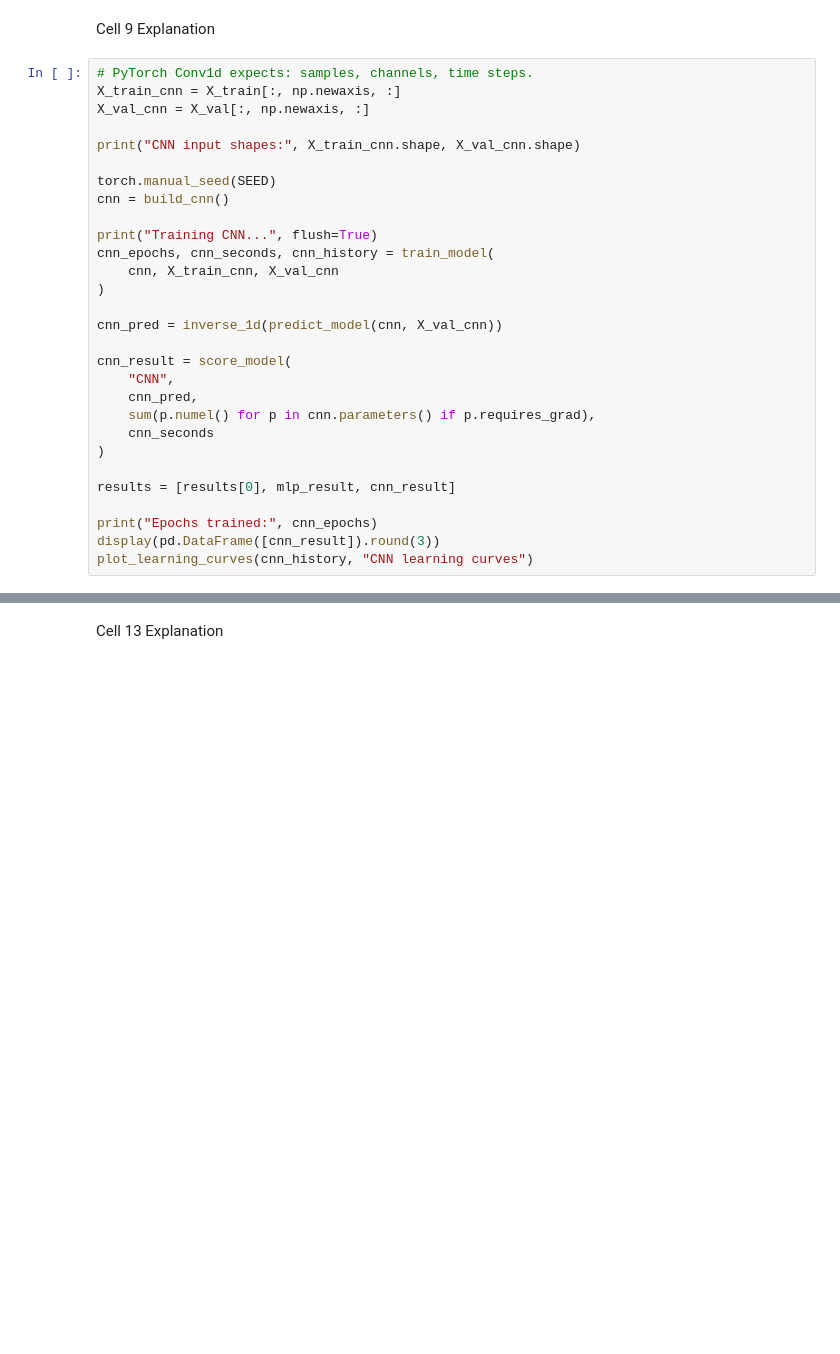
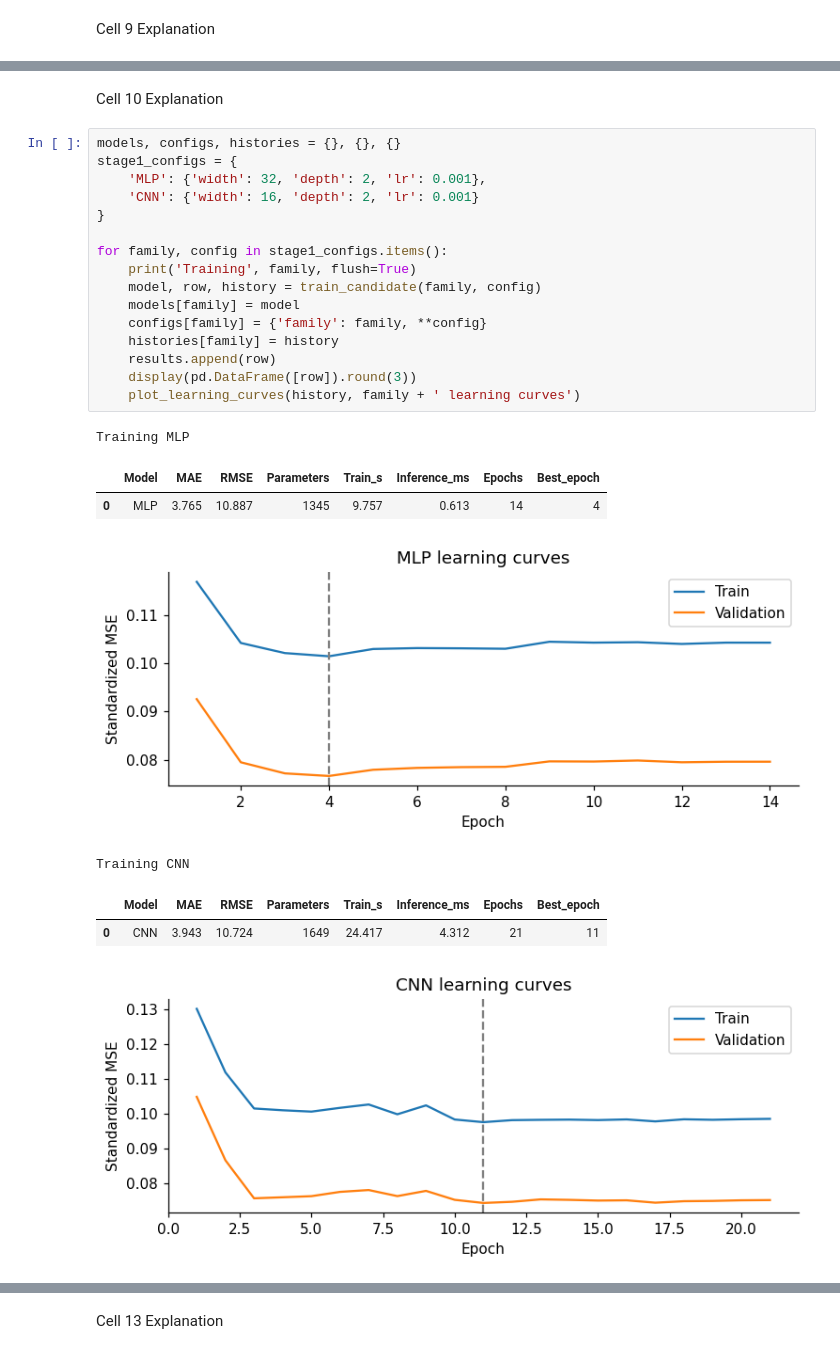
Before and after one commit to msraka-commits/AISE4010_Project_Group05, a Jupyter notebook: AISE4010_Project_Group05.ipynb, the cells around one changed output, grey strips where cells are left out. Drawn from its saved outputs; the diff is of its cells as text; blank space fills up the shorter version.

```diff
--- a/AISE4010_Project_Group05.ipynb
+++ b/AISE4010_Project_Group05.ipynb
@@ -433,31 +306,2 @@ Epochs trained: 31
 # %% [markdown]
 Cell 9 Explanation
-# %%
-# PyTorch Conv1d expects: samples, channels, time steps.
-X_train_cnn = X_train[:, np.newaxis, :]
-X_val_cnn = X_val[:, np.newaxis, :]
-
-print("CNN input shapes:", X_train_cnn.shape, X_val_cnn.shape)
-
-torch.manual_seed(SEED)
-cnn = build_cnn()
-
-print("Training CNN...", flush=True)
-cnn_epochs, cnn_seconds, cnn_history = train_model(
-    cnn, X_train_cnn, X_val_cnn
-)
-
-cnn_pred = inverse_1d(predict_model(cnn, X_val_cnn))
-
-cnn_result = score_model(
-    "CNN",
-    cnn_pred,
-    sum(p.numel() for p in cnn.parameters() if p.requires_grad),
-    cnn_seconds
-)
-
-results = [results[0], mlp_result, cnn_result]
-
-print("Epochs trained:", cnn_epochs)
-display(pd.DataFrame([cnn_result]).round(3))
-plot_learning_curves(cnn_history, "CNN learning curves")
@@ -587,2 +343,29 @@ Total grid-search training seconds: 8.098
+# %% [markdown]
+Cell 10 Explanation
+# %%
+models, configs, histories = {}, {}, {}
+stage1_configs = {
+    'MLP': {'width': 32, 'depth': 2, 'lr': 0.001},
+    'CNN': {'width': 16, 'depth': 2, 'lr': 0.001}
+}
+
+for family, config in stage1_configs.items():
+    print('Training', family, flush=True)
+    model, row, history = train_candidate(family, config)
+    models[family] = model
+    configs[family] = {'family': family, **config}
+    histories[family] = history
+    results.append(row)
+    display(pd.DataFrame([row]).round(3))
+    plot_learning_curves(history, family + ' learning curves')
+# %% [output]
+Training MLP
+|  | Model | MAE | RMSE | Parameters | Train_s | Inference_ms | Epochs | Best_epoch |
+| 0 | MLP | 3.765 | 10.887 | 1345 | 9.757 | 0.613 | 14 | 4 |
+[figure, added]
+Training CNN
+|  | Model | MAE | RMSE | Parameters | Train_s | Inference_ms | Epochs | Best_epoch |
+| 0 | CNN | 3.943 | 10.724 | 1649 | 24.417 | 4.312 | 21 | 11 |
+[figure, added]
 # %% [markdown]
 Cell 11 Explanation
```
Also changed, not shown: parts of 43 cells of this notebook.
